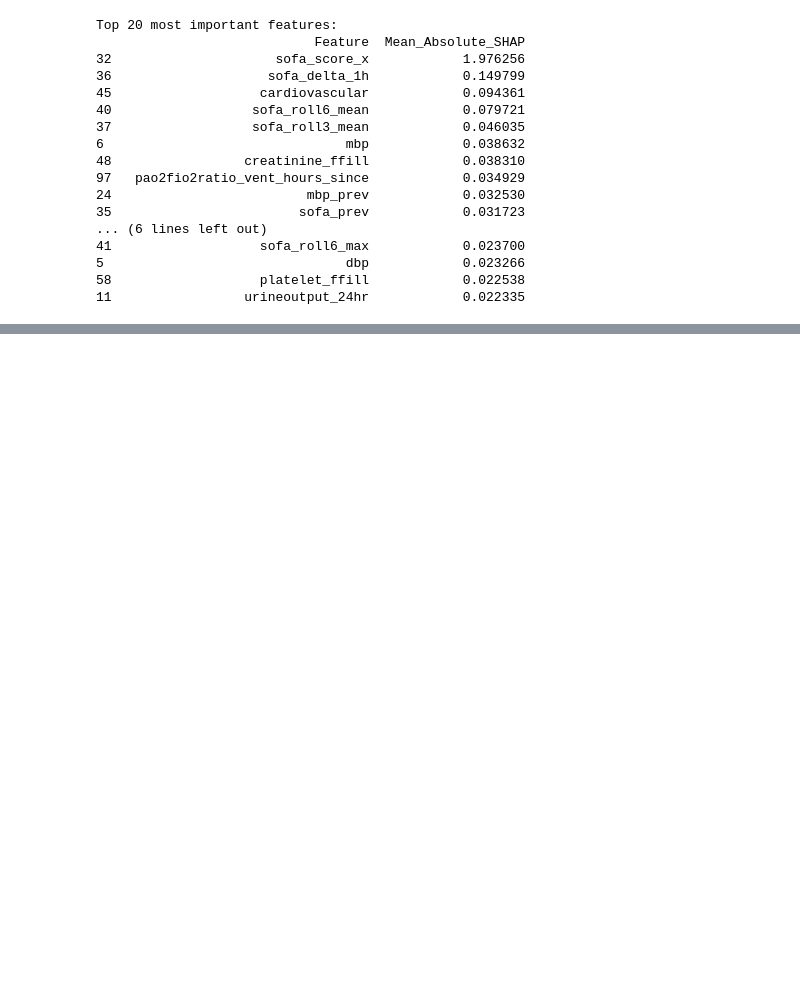
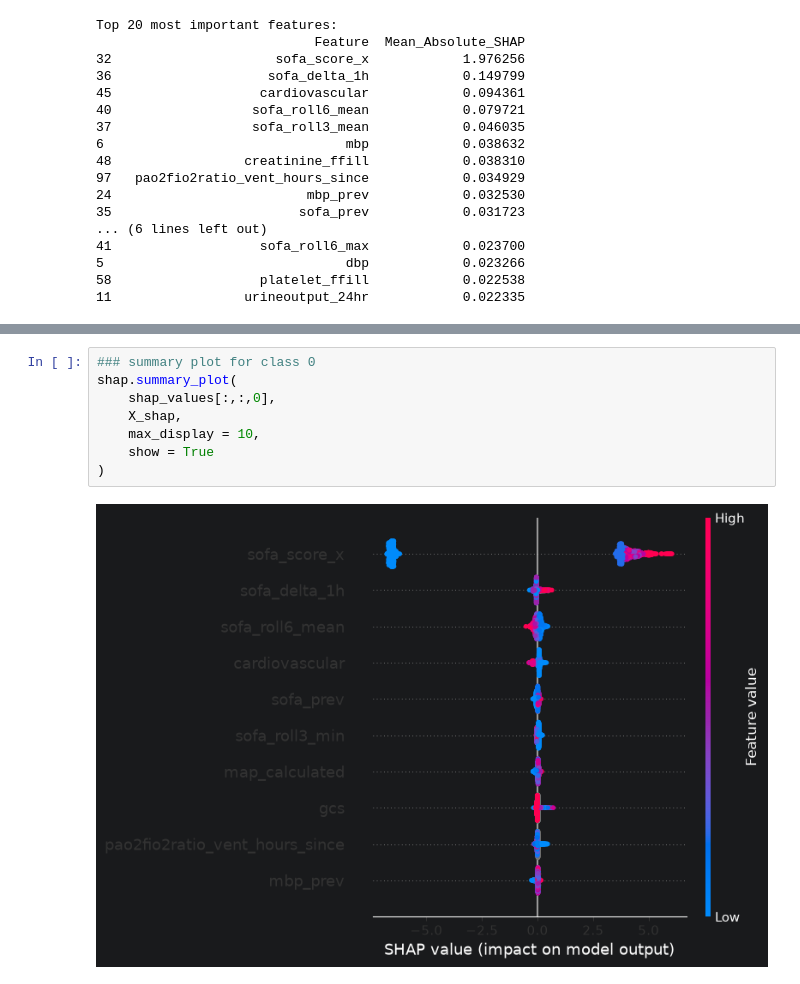
Before and after one commit to Prajin-K/Explainable-Sepsis-AI, a Jupyter notebook: notebooks/18_Sepsis_Progression_Model_Training_redo.ipynb, the cells around one changed output, grey strips where cells are left out. Drawn from its saved outputs; the diff is of its cells as text; blank space fills up the shorter version.

```diff
--- a/notebooks/18_Sepsis_Progression_Model_Training_redo.ipynb
+++ b/notebooks/18_Sepsis_Progression_Model_Training_redo.ipynb
@@ -441,0 +558,10 @@ Top 20 most important features:
+# %%
+### summary plot for class 0
+shap.summary_plot(
+    shap_values[:,:,0],
+    X_shap,
+    max_display = 10,
+    show = True
+)
+# %% [output]
+[figure, added]
```
Also changed, not shown: parts of 8 cells of this notebook.
